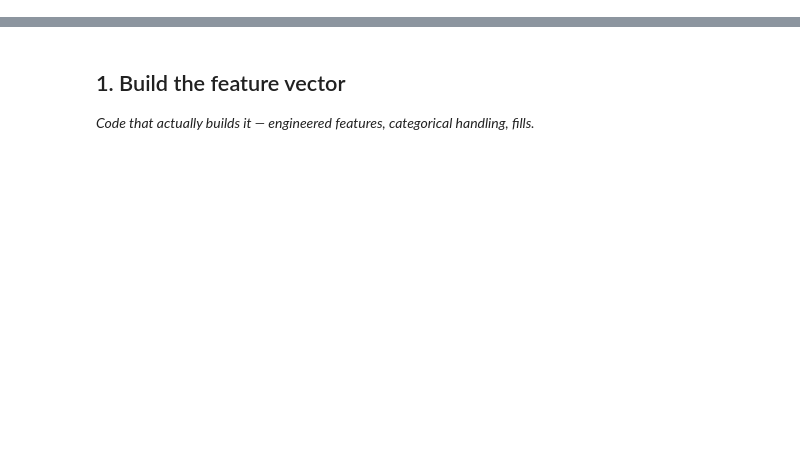
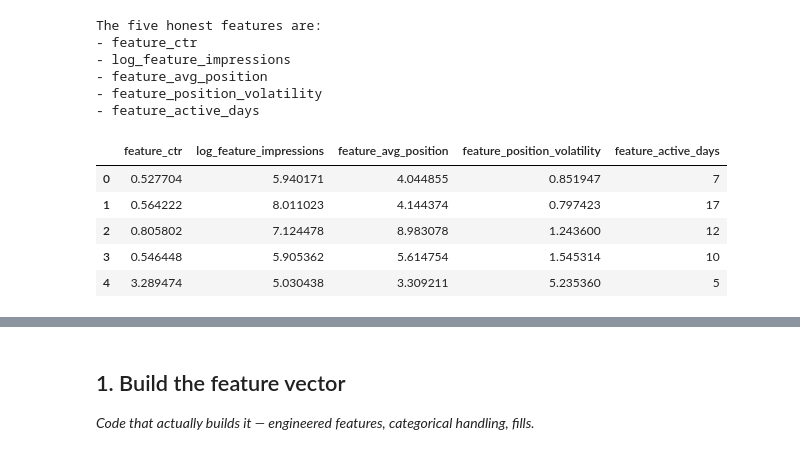
Before and after one commit to esmajasa/MLFlyrank, a Jupyter notebook: work/notebooks/w03_feature_leakage_check.ipynb, the cells around one changed output, grey strips where cells are left out. Saved outputs shown, nothing was run; the diff lists cells and outputs as text; code cells hidden in the pictures; blank space fills up the shorter version.

```diff
--- a/work/notebooks/w03_feature_leakage_check.ipynb
+++ b/work/notebooks/w03_feature_leakage_check.ipynb
@@ -8,0 +198,49 @@ This skeleton is yours to fill. Work the sections **in order** — each one has
+# %%
+# Past CTR: an honest feature
+page_frame["feature_ctr"] = (
+    100
+    * page_frame["feature_clicks"]
+    / page_frame["feature_impressions"]
+)
+
+# Compress the highly skewed impression counts
+page_frame["log_feature_impressions"] = np.log1p(
+    page_frame["feature_impressions"]
+)
+
+# Later CTR: used to construct the outcome, not as a feature
+page_frame["target_ctr"] = (
+    100
+    * page_frame["target_clicks"]
+    / page_frame["target_impressions"]
+)
+
+FEATURES = [
+    "feature_ctr",
+    "log_feature_impressions",
+    "feature_avg_position",
+    "feature_position_volatility",
+    "feature_active_days",
+]
+
+assert len(FEATURES) == 5
+
+print("The five honest features are:")
+
+for feature in FEATURES:
+    print("-", feature)
+
+display(page_frame[FEATURES].head())
+# %% [output]
+The five honest features are:
+- feature_ctr
+- log_feature_impressions
+- feature_avg_position
+- feature_position_volatility
+- feature_active_days
+|  | feature_ctr | log_feature_impressions | feature_avg_position | feature_position_volatility | feature_active_days |
+| 0 | 0.527704 | 5.940171 | 4.044855 | 0.851947 | 7 |
+| 1 | 0.564222 | 8.011023 | 4.144374 | 0.797423 | 17 |
+| 2 | 0.805802 | 7.124478 | 8.983078 | 1.243600 | 12 |
+| 3 | 0.546448 | 5.905362 | 5.614754 | 1.545314 | 10 |
+| 4 | 3.289474 | 5.030438 | 3.309211 | 5.235360 | 5 |
```
Also changed, not shown: parts of 21 cells of this notebook.
